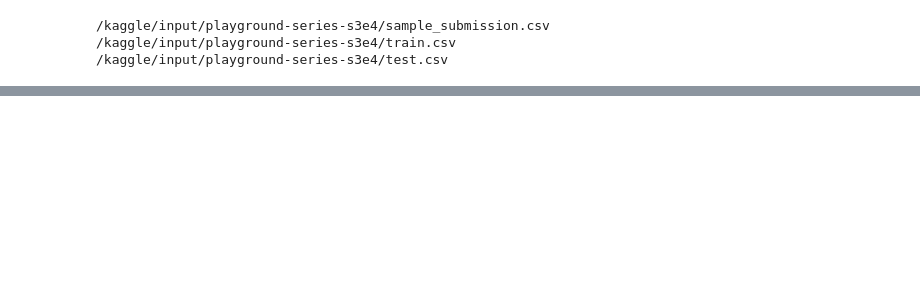
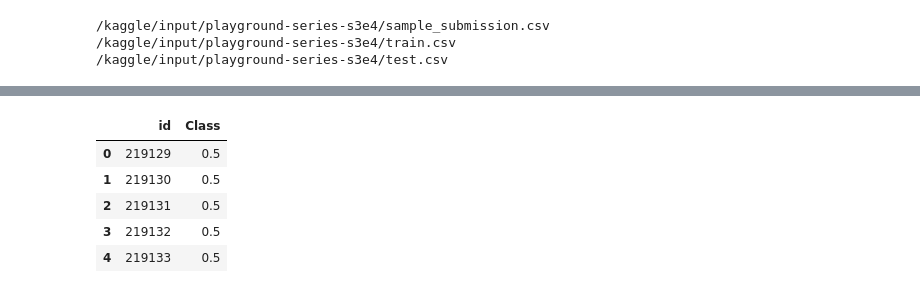
Before and after one commit to methasantosa/KaggleCompetition, a Jupyter notebook: swag-credit-card-fraud-detection.ipynb, the cells around one changed output, grey strips where cells are left out. Cells and saved outputs as stored; diff of their text form; code cells hidden in the pictures; blank space fills up the shorter version.

```diff
--- a/swag-credit-card-fraud-detection.ipynb
+++ b/swag-credit-card-fraud-detection.ipynb
@@ -26,0 +73,9 @@ for dirname, _, filenames in os.walk('/kaggle/input'):
+# %%
+df_sample.head()
+# %% [output]
+|  | id | Class |
+| 0 | 219129 | 0.5 |
+| 1 | 219130 | 0.5 |
+| 2 | 219131 | 0.5 |
+| 3 | 219132 | 0.5 |
+| 4 | 219133 | 0.5 |
```
Also changed, not shown: parts of 11 cells of this notebook.
